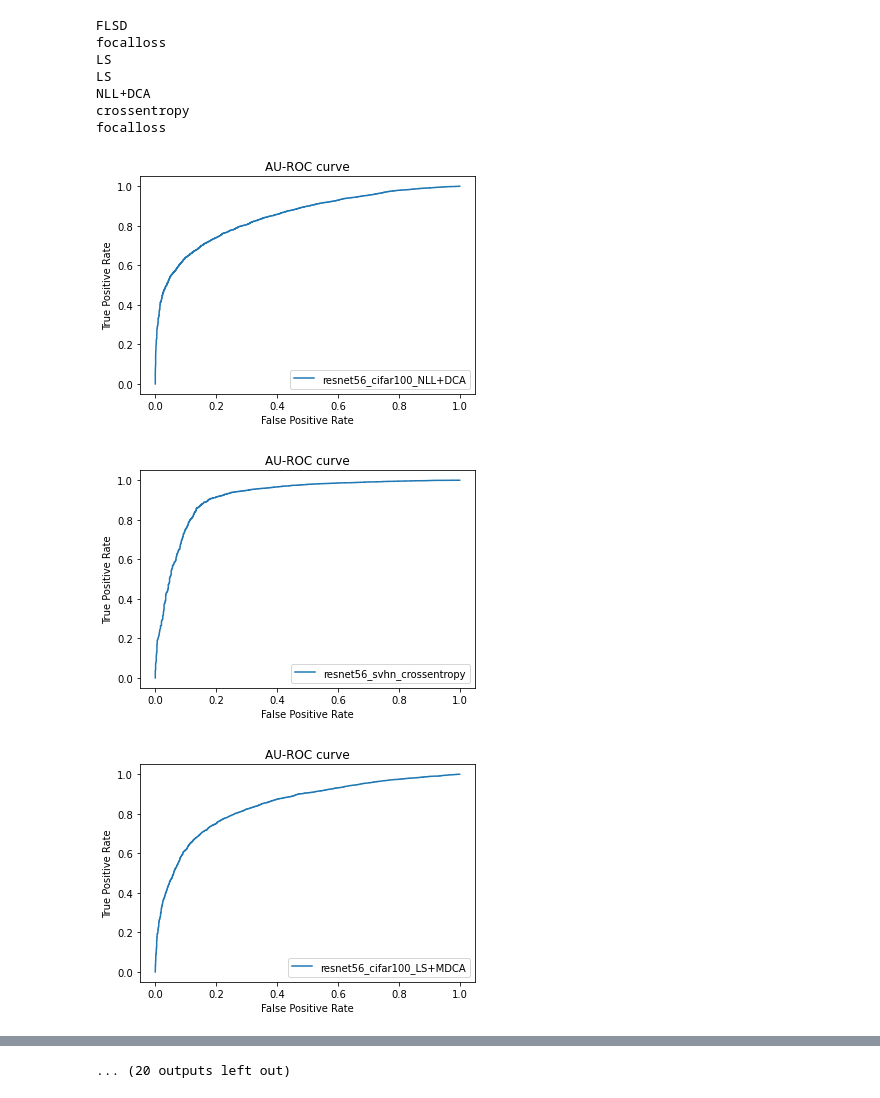
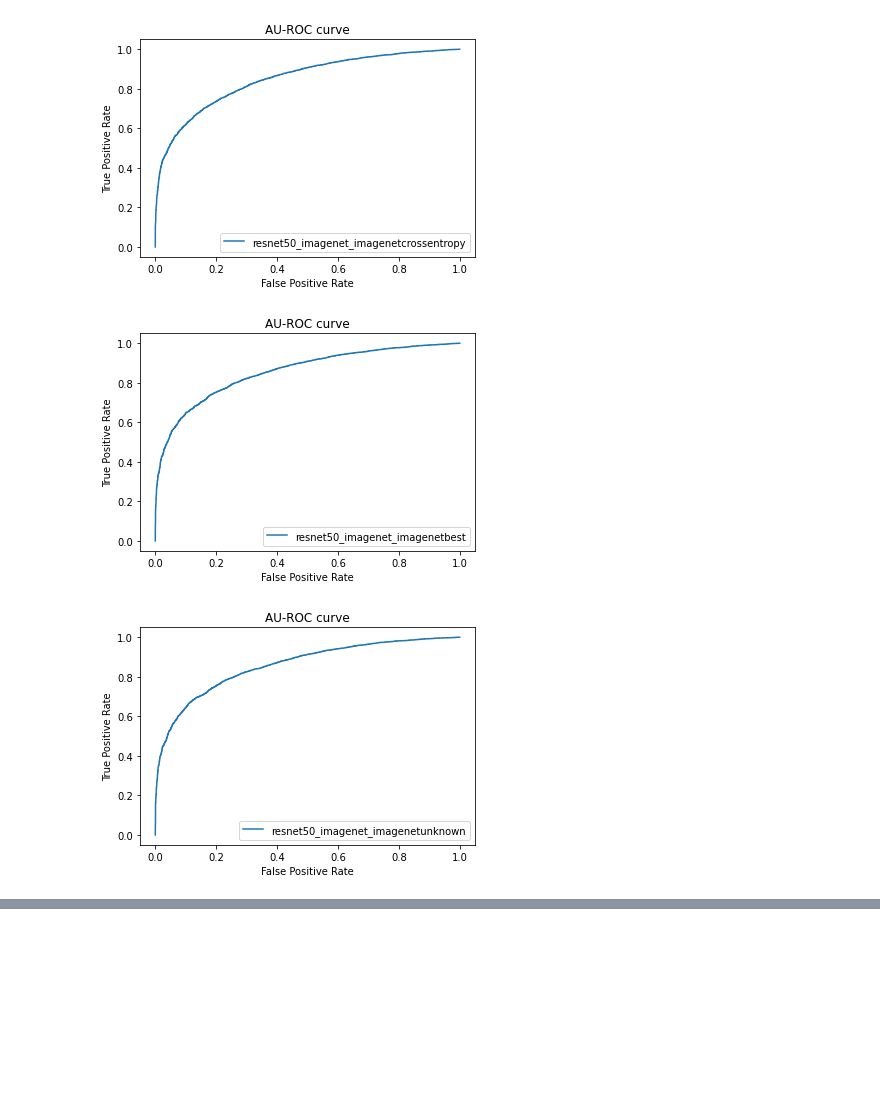
Before and after one commit to anirudhakulkarni/refinement, a Jupyter notebook: plotting.ipynb, the cells around one changed output, grey strips where cells are left out. Drawn from its saved outputs; the diff is of its cells as text; code cells hidden in the pictures; blank space fills up the shorter version.

```diff
--- a/plotting.ipynb
+++ b/plotting.ipynb
@@ -11,7 +11,7 @@ if not os.path.isdir("aurocs/plots/"):
     os.makedirs("aurocs/plots/")
 # %%
 for file in os.listdir(root):
-    if not ".png" in file and os.path.isfile(root+file):
+    if not ".png" in file and os.path.isfile(root+file) and "imagenet" in file:
         plt.figure()
         data = np.load(root+file)
         # file= resnet56_svhn_NLL+MDCA_25-May_tpr_fpr.npy, trained_loss=NLL+MDCA, model=resnet56, dataset=svhn
@@ -49,10 +35,3 @@ MMCE
-FLSD
-focalloss
-LS
-LS
-NLL+DCA
-crossentropy
-focalloss
-[figure, old version]
+[figure, new version]
-[figure, old version]
+[figure, new version]
-[figure, old version]
+[figure, new version]
@@ -66,4 +38,3 @@ focalloss
-... (20 outputs left out)
 # %%
 # for all files with same model and dataset plot on same plot
 plots={}
```
Also changed, not shown: parts of 2 cells of this notebook, 25 other files.
